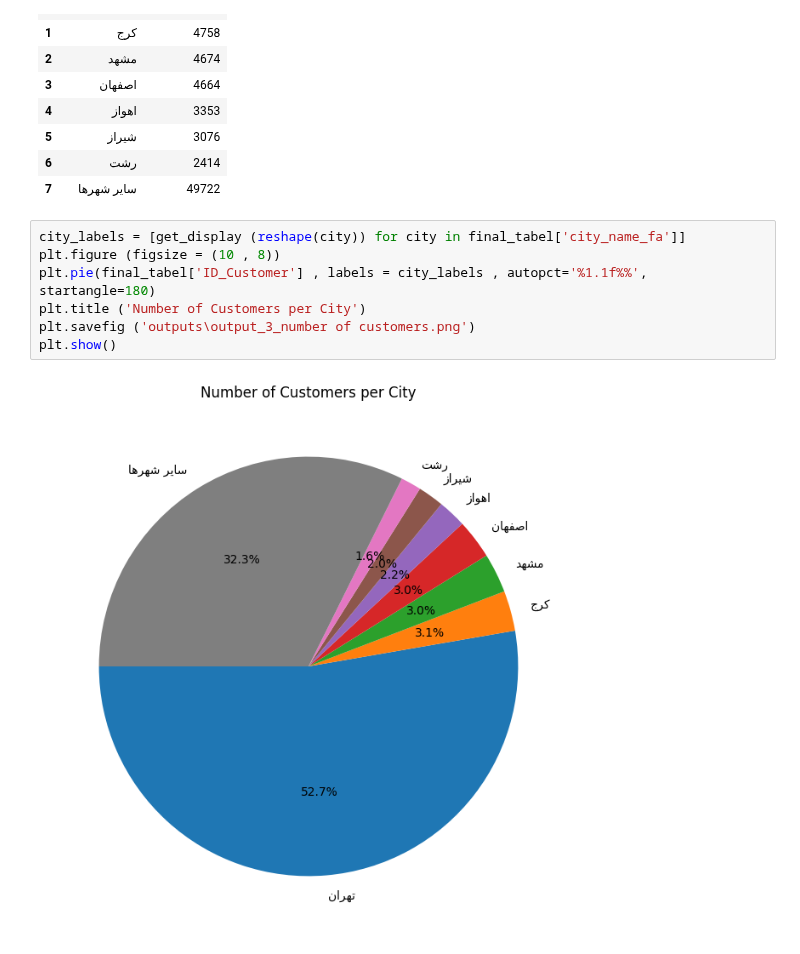
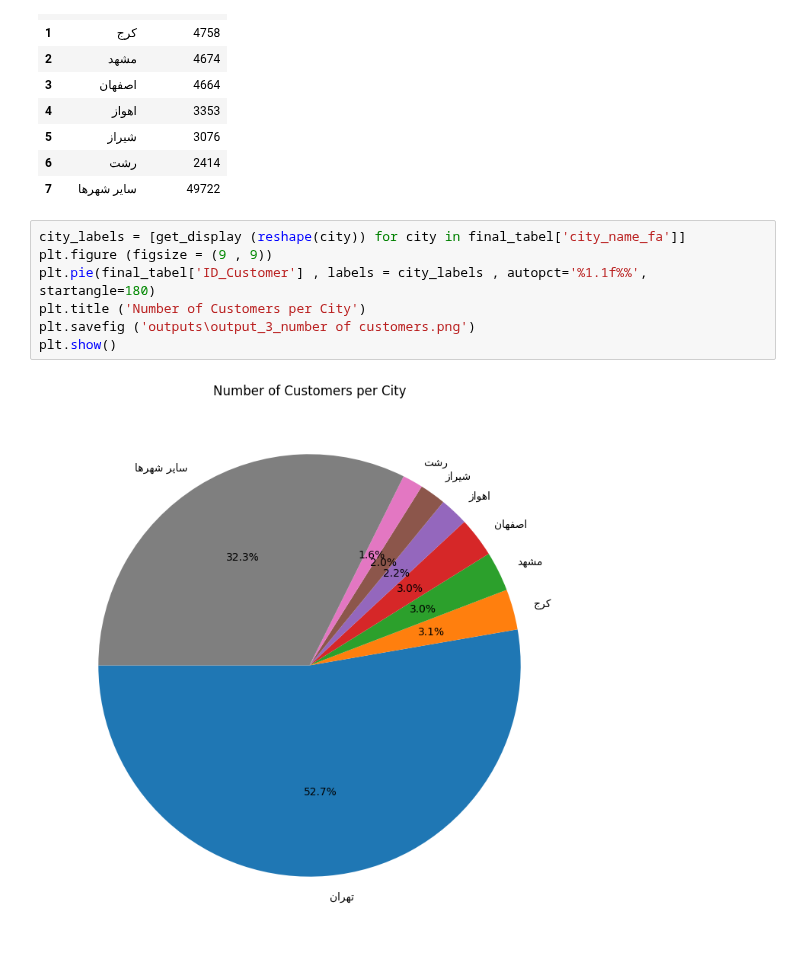
Before and after one commit to TaRa1999R/Data_Science, a Jupyter notebook: assignment39/3_digikala.ipynb, the cells around one changed output. Saved outputs shown, nothing was run; the diff lists cells and outputs as text.

```diff
--- a/assignment39/3_digikala.ipynb
+++ b/assignment39/3_digikala.ipynb
@@ -77,10 +77,10 @@ final_tabel
 | 7 | سایر شهرها | 49722 |
 # %%
 city_labels = [get_display (reshape(city)) for city in final_tabel['city_name_fa']]
-plt.figure (figsize = (10 , 8))
+plt.figure (figsize = (9 , 9))
 plt.pie(final_tabel['ID_Customer'] , labels = city_labels , autopct='%1.1f%%', startangle=180)
 plt.title ('Number of Customers per City')
 plt.savefig ('outputs\output_3_number of customers.png')
 plt.show()
 # %% [output]
-[figure, old version]
+[figure, new version]
```
Also changed, not shown: 1 other file.
